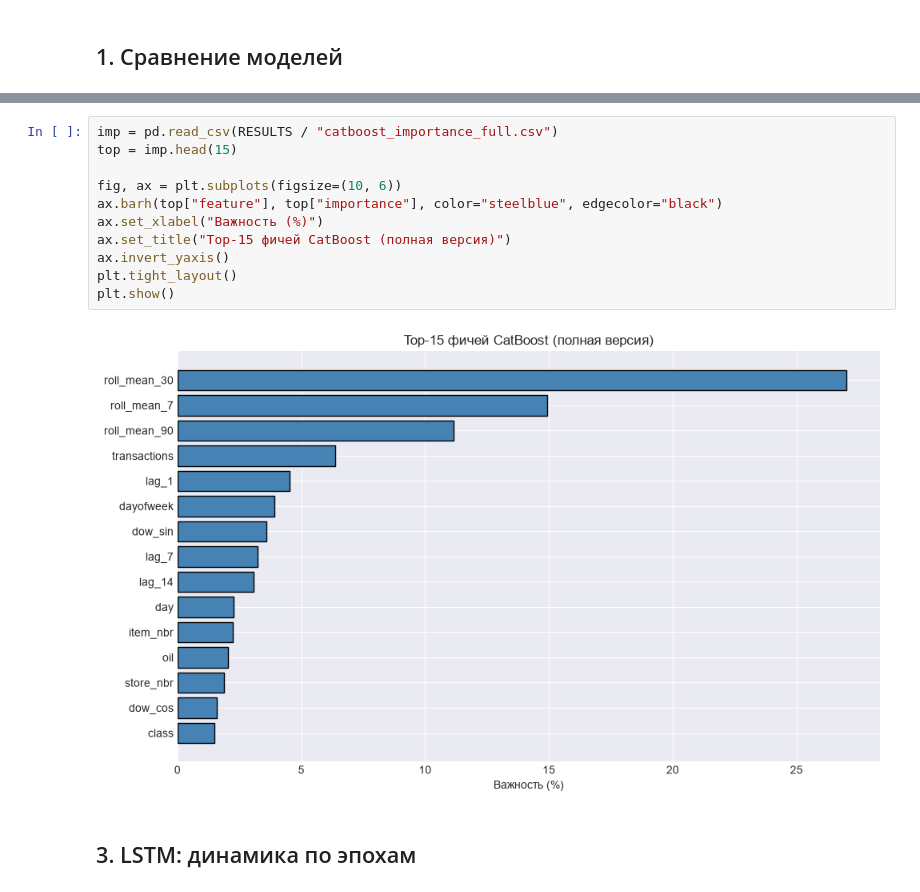
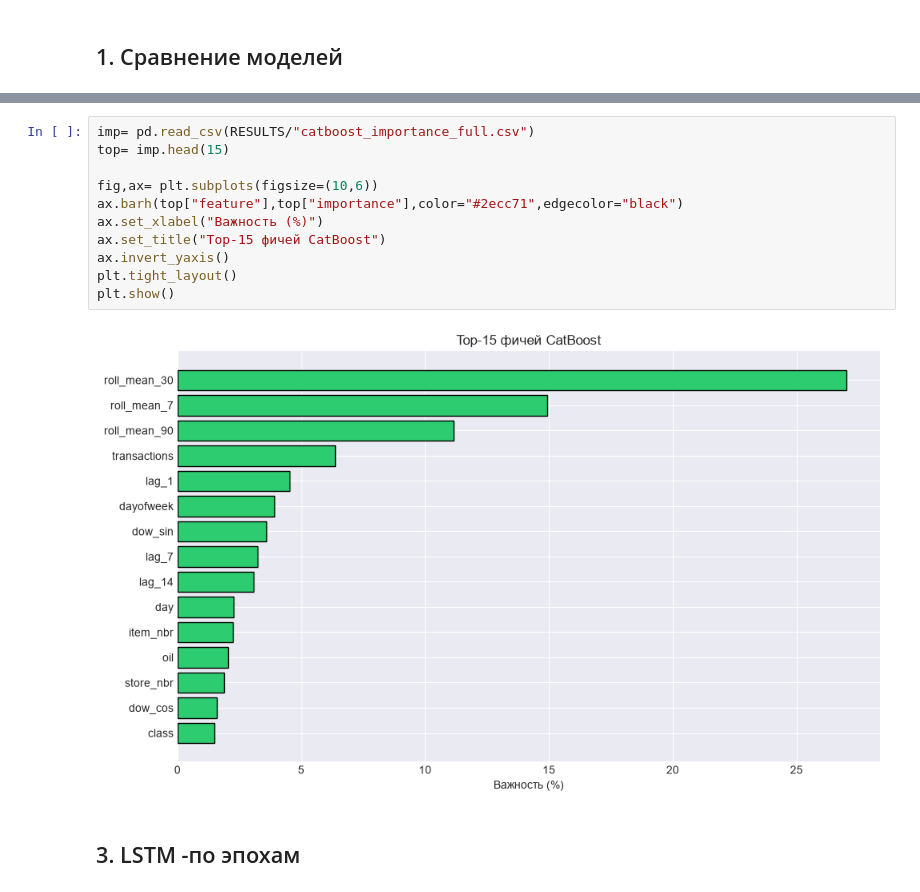
Before and after one commit to vtatiana/TS_HSE_HW3, a Jupyter notebook: results/analysis_results.ipynb, the cells around one changed output, grey strips where cells are left out. Cells and saved outputs as stored; diff of their text form.

```diff
--- a/results/analysis_results.ipynb
+++ b/results/analysis_results.ipynb
@@ -44,16 +44,16 @@ results
 # %%
-imp = pd.read_csv(RESULTS / "catboost_importance_full.csv")
-top = imp.head(15)
+imp= pd.read_csv(RESULTS/"catboost_importance_full.csv")
+top= imp.head(15)
 
-fig, ax = plt.subplots(figsize=(10, 6))
-ax.barh(top["feature"], top["importance"], color="steelblue", edgecolor="black")
+fig,ax= plt.subplots(figsize=(10,6))
+ax.barh(top["feature"],top["importance"],color="#2ecc71",edgecolor="black")
 ax.set_xlabel("Важность (%)")
-ax.set_title("Top-15 фичей CatBoost (полная версия)")
+ax.set_title("Top-15 фичей CatBoost")
 ax.invert_yaxis()
 plt.tight_layout()
 plt.show()
 # %% [output]
-[figure, old version]
+[figure, new version]
 # %% [markdown]
-## 3. LSTM: динамика по эпохам
+## 3. LSTM -по эпохам
 # %%
```
Also changed, not shown: parts of 6 cells of this notebook.
